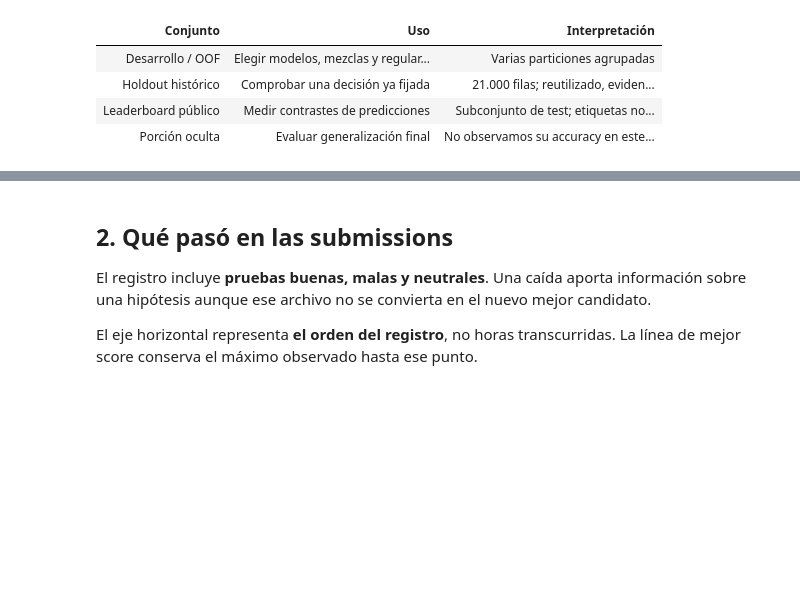
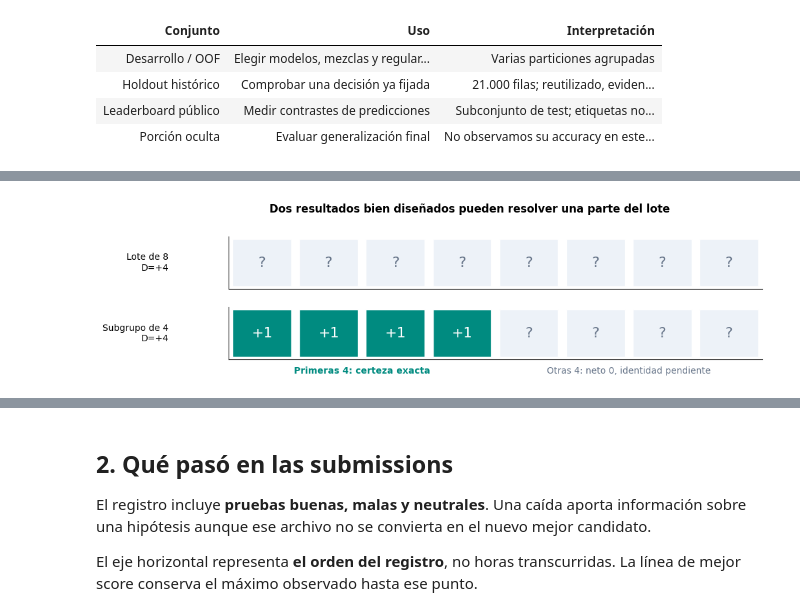
Before and after one commit to arirakowitba/tp_ap, a Jupyter notebook: notebooks/23_revision_submissions_y_flips.ipynb, the cells around one changed output, grey strips where cells are left out. Saved outputs shown, nothing was run; the diff lists cells and outputs as text; code cells hidden in the pictures; blank space fills up the shorter version.

```diff
--- a/notebooks/23_revision_submissions_y_flips.ipynb
+++ b/notebooks/23_revision_submissions_y_flips.ipynb
@@ -138,0 +264,23 @@ tabla(pd.DataFrame([
+# %%
+fig,axes=plt.subplots(2,1,figsize=(11.3,3.4),sharex=True)
+for r,ax in enumerate(axes):
+    for col in range(8):
+        seguro=(r==1 and col<4)
+        ax.add_patch(Rectangle((col+.06,.05),.88,.9,
+                               facecolor=PALETA["verde"] if seguro else PALETA["claro"],
+                               edgecolor="white"))
+        ax.text(col+.5,.5,"+1" if seguro else "?",ha="center",va="center",
+                color="white" if seguro else PALETA["gris"],fontsize=16)
+    ax.set(xlim=(0,8),ylim=(0,1),yticks=[],xticks=[])
+    ax.grid(False)
+    ax.set_ylabel("Lote de 8\nD=+4" if r==0 else "Subgrupo de 4\nD=+4",rotation=0,
+                  ha="right",va="center",labelpad=67)
+axes[1].annotate("Primeras 4: certeza exacta",xy=(2,.02),xytext=(2,-.27),
+                 ha="center",color=PALETA["verde"],fontweight="bold",annotation_clip=False)
+axes[1].annotate("Otras 4: neto 0, identidad pendiente",xy=(6,.02),xytext=(6,-.27),
+                 ha="center",color=PALETA["gris"],annotation_clip=False)
+fig.suptitle("Dos resultados bien diseñados pueden resolver una parte del lote",fontweight="bold")
+fig.subplots_adjust(left=.17,bottom=.27,top=.83,hspace=.35)
+plt.show()
+# %% [output]
+[figure, added]
```
Also changed, not shown: parts of 8 cells of this notebook, 5 other files.
